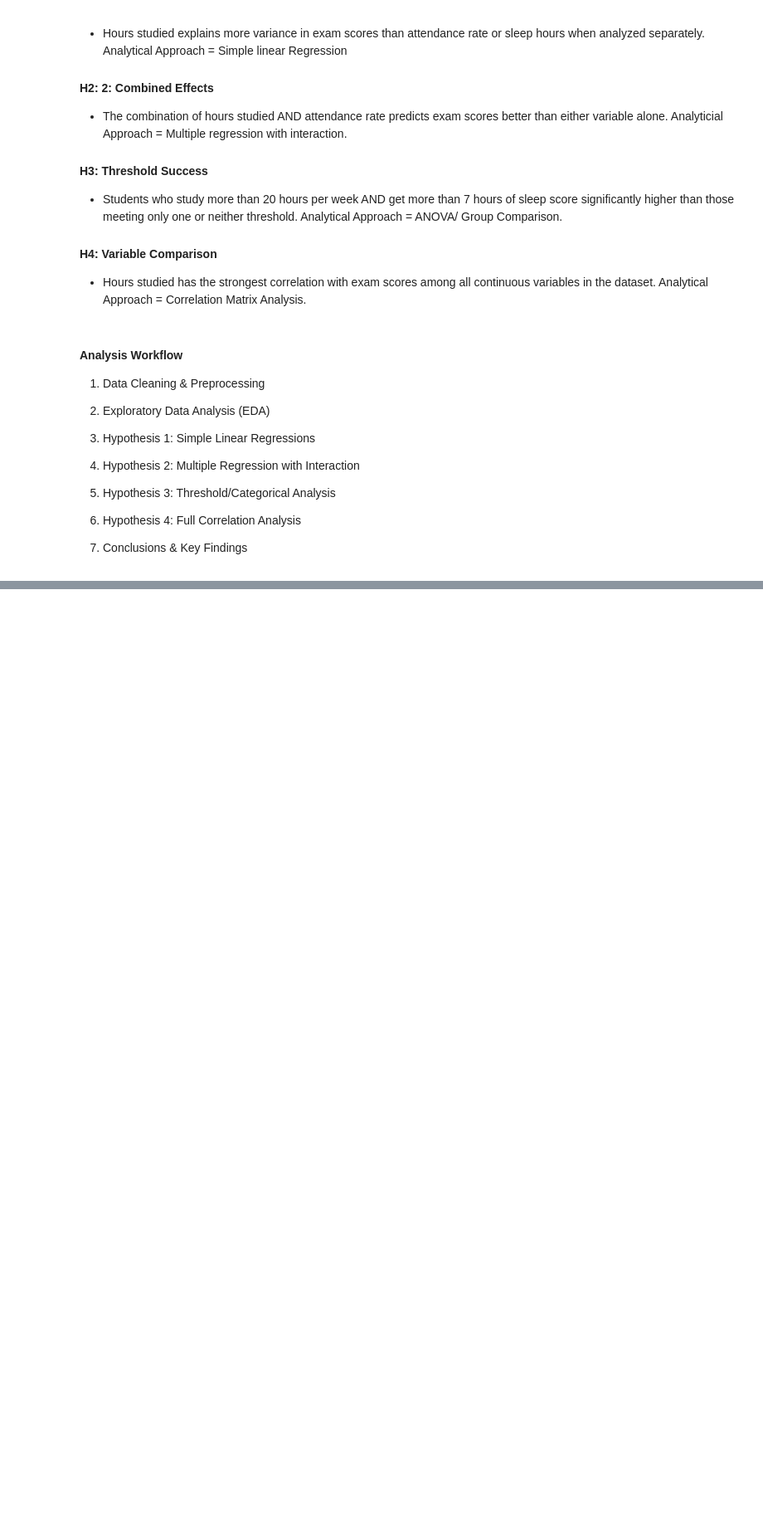
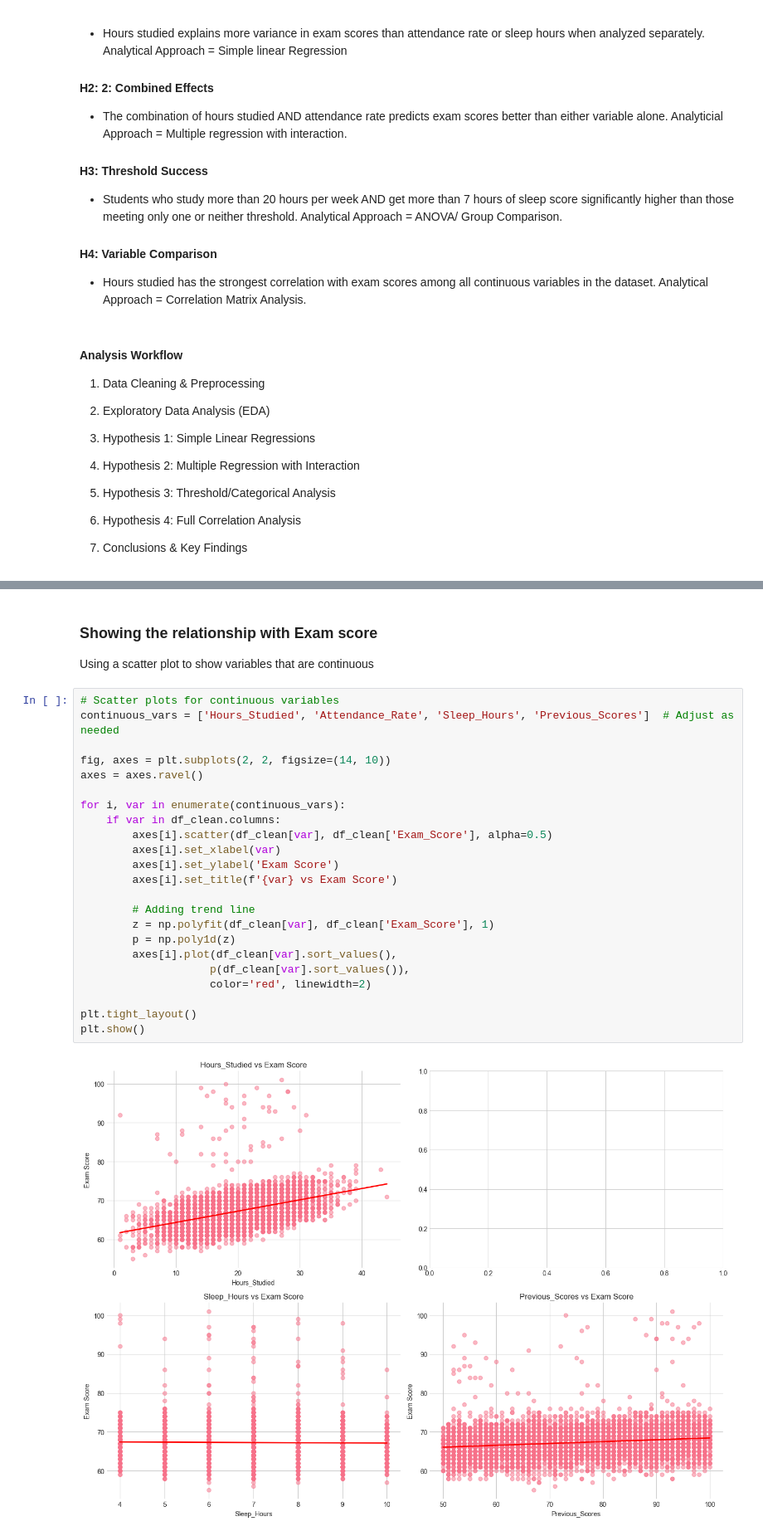
Before and after one commit to symemi115/Student-Performance-Factors, a Jupyter notebook: jupyter_notebooks/Notebook.ipynb, the cells around one changed output, grey strips where cells are left out. Shown at 83% size. Drawn from its saved outputs; the diff is of its cells as text; blank space fills up the shorter version.

```diff
--- a/jupyter_notebooks/Notebook.ipynb
+++ b/jupyter_notebooks/Notebook.ipynb
@@ -56,0 +368,29 @@ sns.set_palette("husl")
+# %% [markdown]
+### Showing the relationship with Exam score
+
+Using a scatter plot to show variables that are continuous
+# %%
+# Scatter plots for continuous variables
+continuous_vars = ['Hours_Studied', 'Attendance_Rate', 'Sleep_Hours', 'Previous_Scores']  # Adjust as needed
+
+fig, axes = plt.subplots(2, 2, figsize=(14, 10))
+axes = axes.ravel()
+
+for i, var in enumerate(continuous_vars):
+    if var in df_clean.columns:
+        axes[i].scatter(df_clean[var], df_clean['Exam_Score'], alpha=0.5)
+        axes[i].set_xlabel(var)
+        axes[i].set_ylabel('Exam Score')
+        axes[i].set_title(f'{var} vs Exam Score')
+
+        # Adding trend line
+        z = np.polyfit(df_clean[var], df_clean['Exam_Score'], 1)
+        p = np.poly1d(z)
+        axes[i].plot(df_clean[var].sort_values(),
+                    p(df_clean[var].sort_values()),
+                    color='red', linewidth=2)
+
+plt.tight_layout()
+plt.show()
+# %% [output]
+[figure, added]
```
Also changed, not shown: parts of 21 cells of this notebook, 1 other file.
